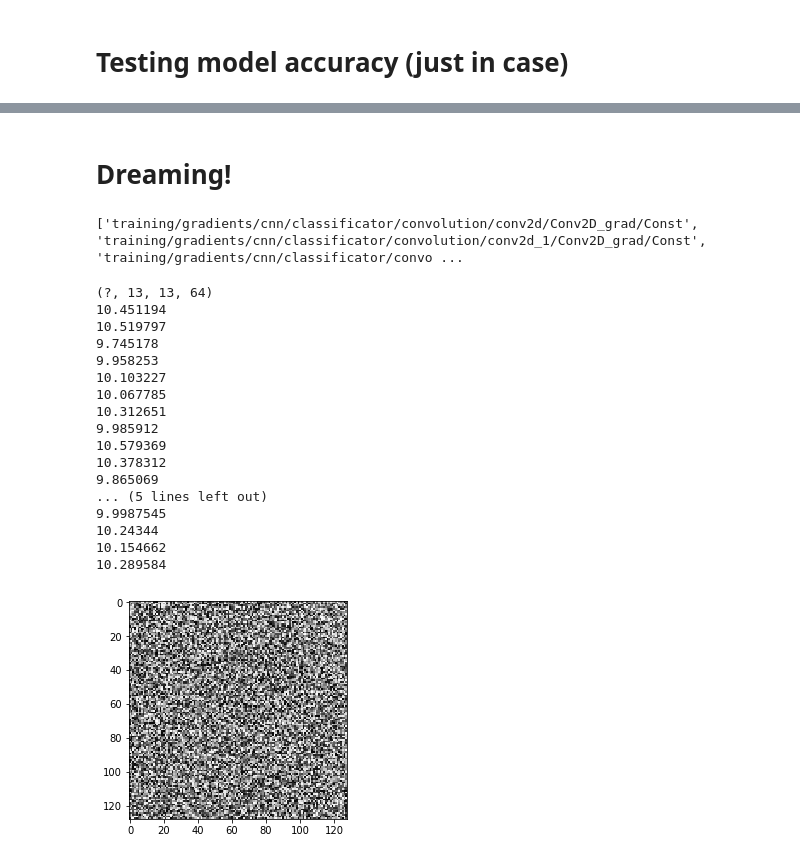
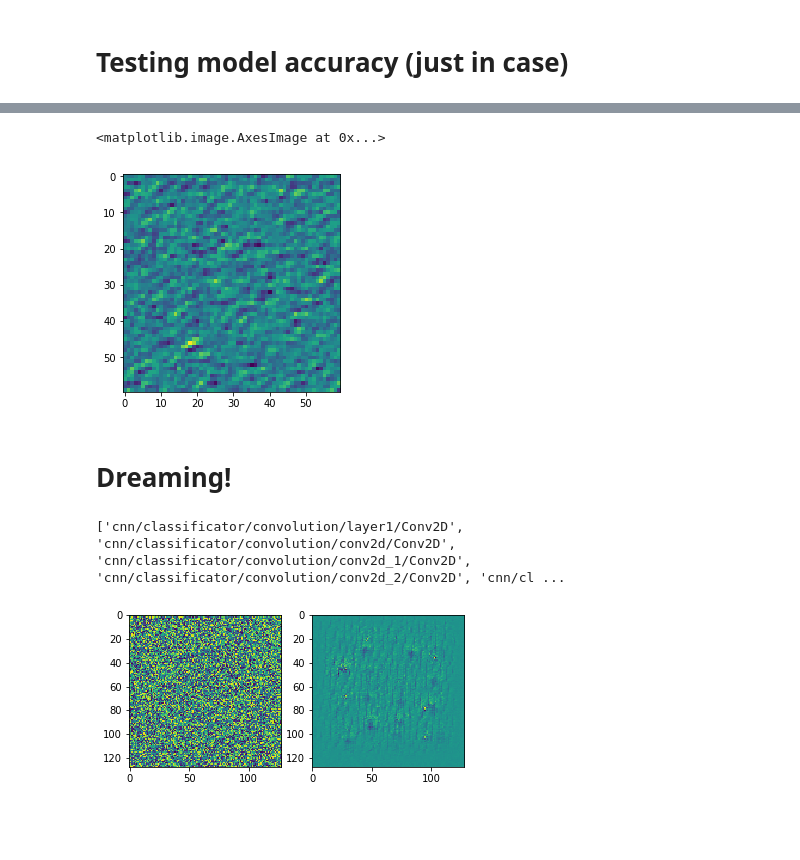
Before and after one commit to aweas/deep_dreaming_dogs, a Jupyter notebook: deep_dreamer.ipynb, the cells around one changed output, grey strips where cells are left out. Drawn from its saved outputs; the diff is of its cells as text; code cells hidden in the pictures; blank space fills up the shorter version.

Commit message:
Deep dreaming is operational

```diff
--- a/deep_dreamer.ipynb
+++ b/deep_dreamer.ipynb
@@ -24,7 +26,7 @@ print([op.name for op in graph.get_operations() if 'output' in op.name or 'featu
 # %%
 # Grab them
-x = graph.get_tensor_by_name('network_input/features:0')
-y = graph.get_tensor_by_name('cnn/output:0')
+x = graph.get_tensor_by_name('features:0')
+y = graph.get_tensor_by_name('output:0')
 # %% [markdown]
 # Testing model accuracy (just in case)
 # %%
@@ -53,3 +54,0 @@ print(f'{counter/10}% accuracy')
-# %%
-res = sess.run(T('cnn/conv2d_3/kernel'), feed_dict={x: [img]})
-plt.imshow(res[0].T)
@@ -60,67 +55,58 @@ Clipping input data to the valid range for imshow with RGB data ([0..1] for floa
+# %%
+def T(layer):
+    return graph.get_tensor_by_name(f'{layer}:0')
+
+img = np.random.uniform(size=(1,128,128,1)) + 100.0
+res = sess.run(T('cnn/classificator/convolution/conv2d/Conv2D'), feed_dict={x: img})
+# res.T.shape
+res = res.T
+res = res/np.max(res)
+plt.imshow(res[0][:,:,0])
+# %% [output]
+<matplotlib.image.AxesImage at 0x...>
+[figure, added]
 # %% [markdown]
 # Dreaming!
 # %%
-print([op.name for op in graph.get_operations() if 'Conv2D' in op.name])
+print([op.name for op in graph.get_operations() if 'Conv2D' in op.name and 'training' not in op.name])
 # %% [output]
-['training/gradients/cnn/classificator/convolution/conv2d/Conv2D_grad/Const', 'training/gradients/cnn/classificator/convolution/conv2d_1/Conv2D_grad/Const', 'training/gradients/cnn/classificator/convo ...
+['cnn/classificator/convolution/layer1/Conv2D', 'cnn/classificator/convolution/conv2d/Conv2D', 'cnn/classificator/convolution/conv2d_1/Conv2D', 'cnn/classificator/convolution/conv2d_2/Conv2D', 'cnn/cl ...
 # %%
-layer = 'cnn_295/classificator/convolution/conv2d_3/Conv2D'
-feature = 12
+layer = 'cnn/classificator/convolution/conv2d_2/Conv2D'
+feature = 5
 
 np.random.seed(0)
 img_noise = np.random.uniform(size=(1,128,128,1)) + 100.0
 
 def showarray(a, fmt='jpeg'):
-    a = np.uint8(np.clip(a, 0, 1)*255)
-    plt.imshow(a[0,:,:,0], cmap='gray')
-#     f = BytesIO()
-#     PIL.Image.fromarray(a).save(f, fmt)
-#     display(Image(data=f.getvalue()))
+    a = a/np.max(a)
+    plt.imshow(a[0,:,:,0])
 
 def norm(a, s=0.1):
     return (a-a.mean())/max(a.std(), 1e-4)*s + 0.5
 
-def T(layer):
-    return graph.get_tensor_by_name(f'{layer}:0')
-
 def replace_none_with_zero(l):
     return [0 if i==None else i for i in l]
 
-def render_naive(t_obj, img0=img_noise, iter_n=20, step=1):
+def render_naive(t_obj, img0=img_noise, iter_n=20, step=1.0):
     t_score = tf.reduce_mean(t_obj)
-    t_grad = tf.gradients(y, x)[0]
+    t_grad = tf.gradients(t_obj, x)[0]
 
     img = img0.copy()
     for i in range(iter_n):
-        g, score = sess.run([t_grad, t_score], {x:img, T('Placeholder_294'): img})
+        g, score = sess.run([t_grad, t_score], {x:img})
 
         g /= g.std()+1e-8
         img += g*step
-        print(score)
+#         print(score)
     showarray(norm(img))
 
     return img
 
 op = T(layer)
-print(op.shape)
-# plt.imshow(img[0,:,:,0])
+plt.subplot(121)
+plt.imshow(img_noise[0,:,:,0])
+plt.subplot(122)
 img = render_naive(op[:,:,:,feature])
 # %% [output]
-(?, 13, 13, 64)
-10.451194
-10.519797
-9.745178
-9.958253
-10.103227
-10.067785
-10.312651
-9.985912
-10.579369
-10.378312
-9.865069
-... (5 lines left out)
-9.9987545
-10.24344
-10.154662
-10.289584
-[figure, old version]
+[figure, new version]
```
Also changed, not shown: parts of 6 cells of this notebook.
